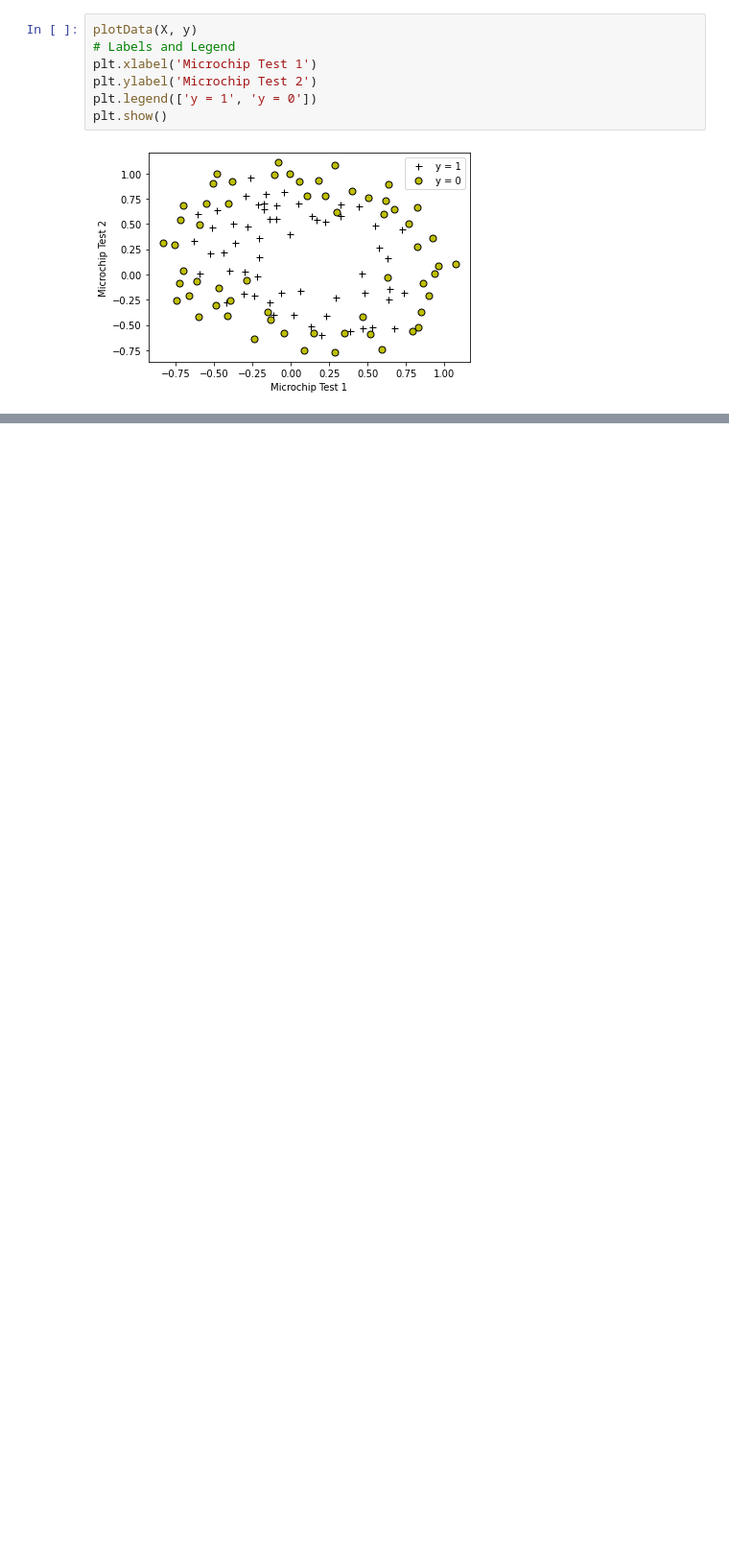
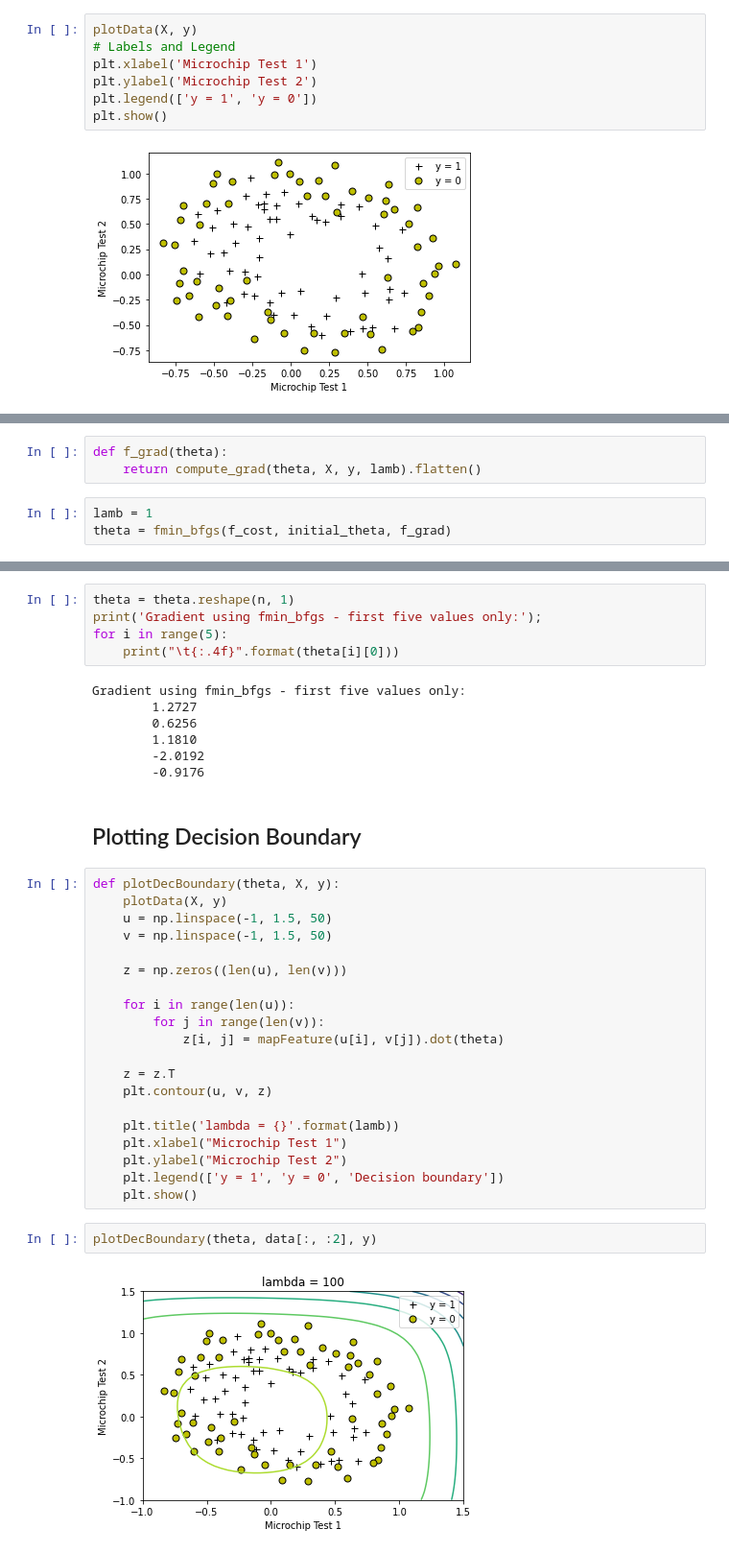
Before and after one commit to kenjidesu/qa-microchip-function, a Jupyter notebook: qa-microchip-function.ipynb, the cells around one changed output, grey strips where cells are left out. Shown: that part at 96% size. Cells and saved outputs as stored; diff of their text form; blank space fills up the shorter version.

Commit message:
fmin_bfgs update

```diff
--- a/qa-microchip-function.ipynb
+++ b/qa-microchip-function.ipynb
@@ -57,0 +145,6 @@ X = mapFeature(X.iloc[:, 0], X.iloc[:, 1])
+# %%
+def f_grad(theta):
+    return compute_grad(theta, X, y, lamb).flatten()
+# %%
+lamb = 1
+theta = fmin_bfgs(f_cost, initial_theta, f_grad)
@@ -57,0 +157,38 @@ X = mapFeature(X.iloc[:, 0], X.iloc[:, 1])
+# %%
+theta = theta.reshape(n, 1)
+print('Gradient using fmin_bfgs - first five values only:');
+for i in range(5):
+    print("\t{:.4f}".format(theta[i][0]))
+# %% [output]
+Gradient using fmin_bfgs - first five values only:
+        1.2727
+        0.6256
+        1.1810
+        -2.0192
+        -0.9176
+# %% [markdown]
+## Plotting Decision Boundary
+# %%
+def plotDecBoundary(theta, X, y):
+    plotData(X, y)
+    u = np.linspace(-1, 1.5, 50)
+    v = np.linspace(-1, 1.5, 50)
+
+    z = np.zeros((len(u), len(v)))
+
+    for i in range(len(u)):
+        for j in range(len(v)):
+            z[i, j] = mapFeature(u[i], v[j]).dot(theta)
+
+    z = z.T
+    plt.contour(u, v, z)
+
+    plt.title('lambda = {}'.format(lamb))
+    plt.xlabel("Microchip Test 1")
+    plt.ylabel("Microchip Test 2")
+    plt.legend(['y = 1', 'y = 0', 'Decision boundary'])
+    plt.show()
+# %%
+plotDecBoundary(theta, data[:, :2], y)
+# %% [output]
+[figure, added]
```
Also changed, not shown: parts of 39 cells of this notebook, 2 other files.
